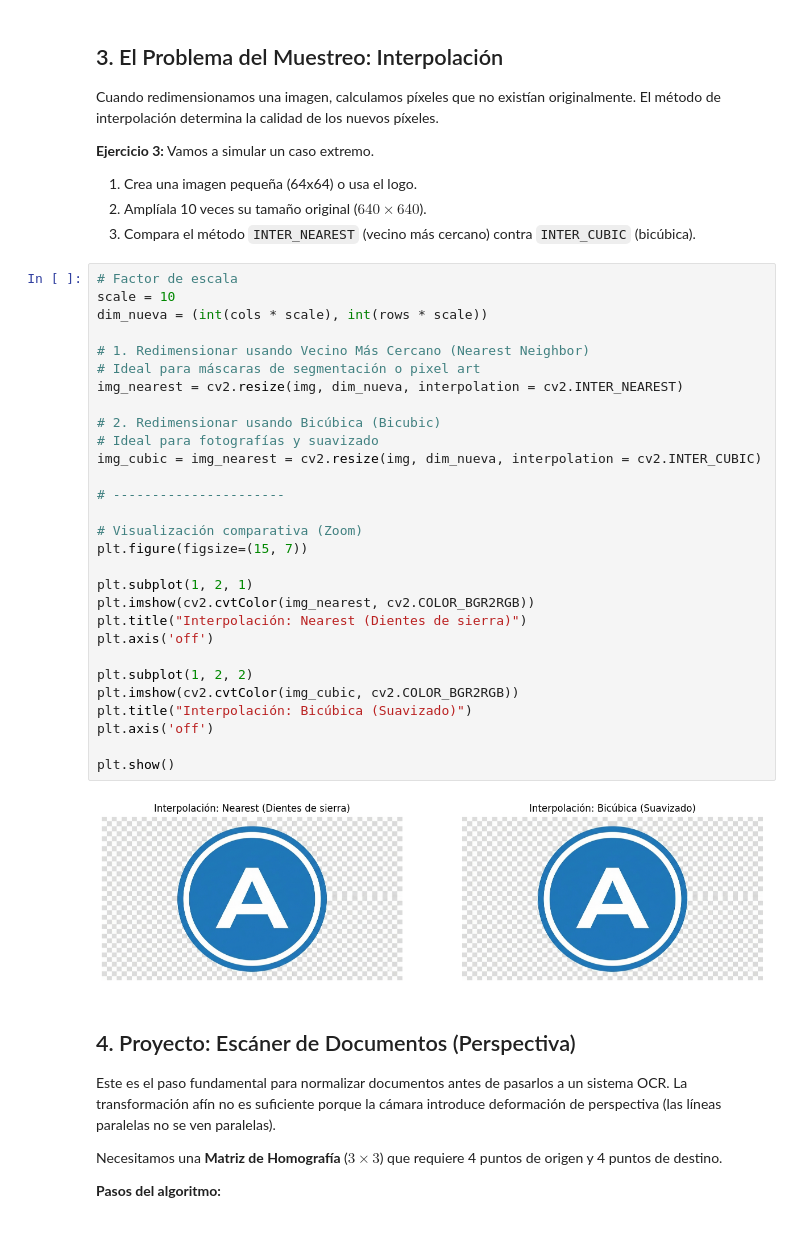
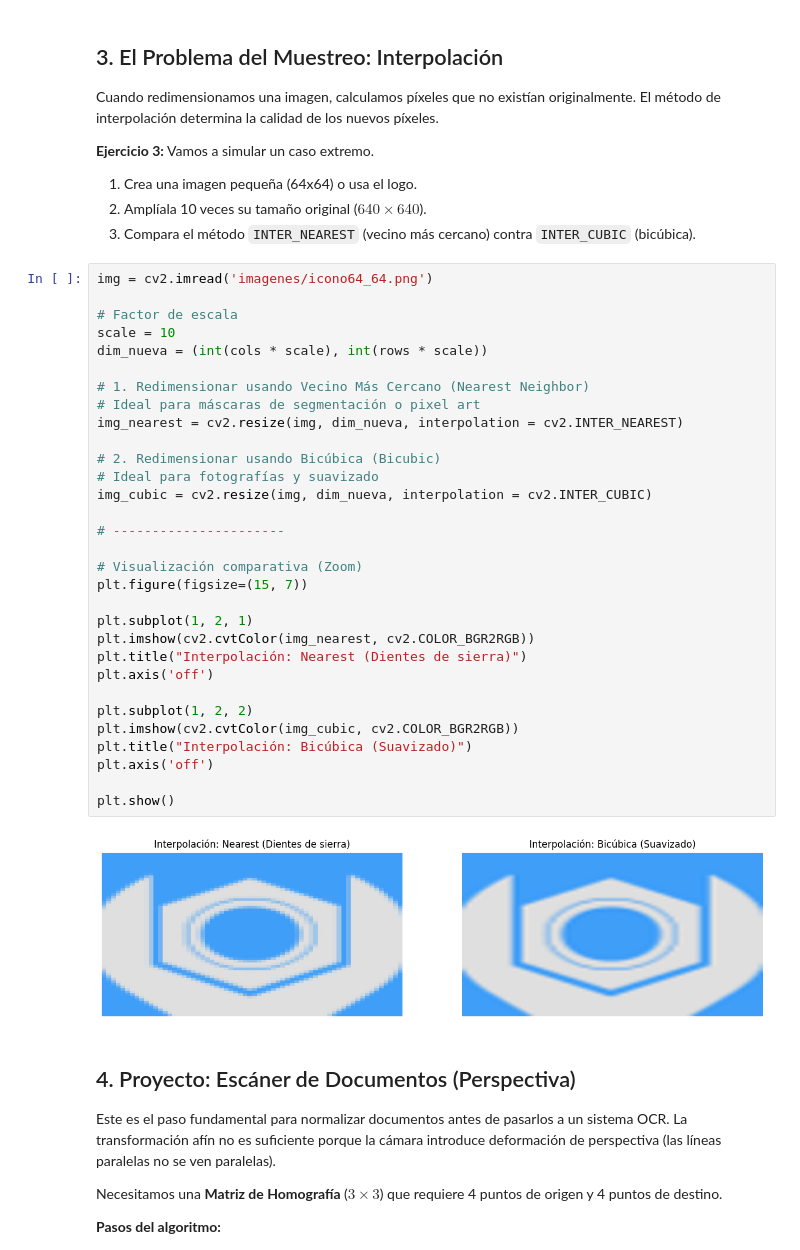
Before and after one commit to JavierPeraltaAzagra/Big-Data-e-IA, a Jupyter notebook: Programacion de IA/Tratamiento de imagen/Ejercicio 6 Escaneo de imagenes/Practica_6.ipynb, the cells around one changed output. Drawn from its saved outputs; the diff is of its cells as text.

Commit message:
Tratamiento de imagen ejercicio 6 corregido

```diff
--- a/Programacion de IA/Tratamiento de imagen/Ejercicio 6 Escaneo de imagenes/Practica_6.ipynb
+++ b/Programacion de IA/Tratamiento de imagen/Ejercicio 6 Escaneo de imagenes/Practica_6.ipynb
@@ -116,36 +116,38 @@ Vamos a simular un caso extremo.
 2. Amplíala 10 veces su tamaño original ($640 \times 640$).
 3. Compara el método `INTER_NEAREST` (vecino más cercano) contra `INTER_CUBIC` (bicúbica).
 # %%
+img = cv2.imread('imagenes/icono64_64.png')
+
 # Factor de escala
 scale = 10
 dim_nueva = (int(cols * scale), int(rows * scale))
 
 # 1. Redimensionar usando Vecino Más Cercano (Nearest Neighbor)
 # Ideal para máscaras de segmentación o pixel art
 img_nearest = cv2.resize(img, dim_nueva, interpolation = cv2.INTER_NEAREST)
 
 # 2. Redimensionar usando Bicúbica (Bicubic)
 # Ideal para fotografías y suavizado
-img_cubic = img_nearest = cv2.resize(img, dim_nueva, interpolation = cv2.INTER_CUBIC)
+img_cubic = cv2.resize(img, dim_nueva, interpolation = cv2.INTER_CUBIC)
 
 # ----------------------
 
 # Visualización comparativa (Zoom)
 plt.figure(figsize=(15, 7))
 
 plt.subplot(1, 2, 1)
 plt.imshow(cv2.cvtColor(img_nearest, cv2.COLOR_BGR2RGB))
 plt.title("Interpolación: Nearest (Dientes de sierra)")
 plt.axis('off')
 
 plt.subplot(1, 2, 2)
 plt.imshow(cv2.cvtColor(img_cubic, cv2.COLOR_BGR2RGB))
 plt.title("Interpolación: Bicúbica (Suavizado)")
 plt.axis('off')
 
 plt.show()
 # %% [output]
-[figure, old version]
+[figure, new version]
 # %% [markdown]
 ## 4. Proyecto: Escáner de Documentos (Perspectiva)
 
```
Also changed, not shown: 1 other file.
